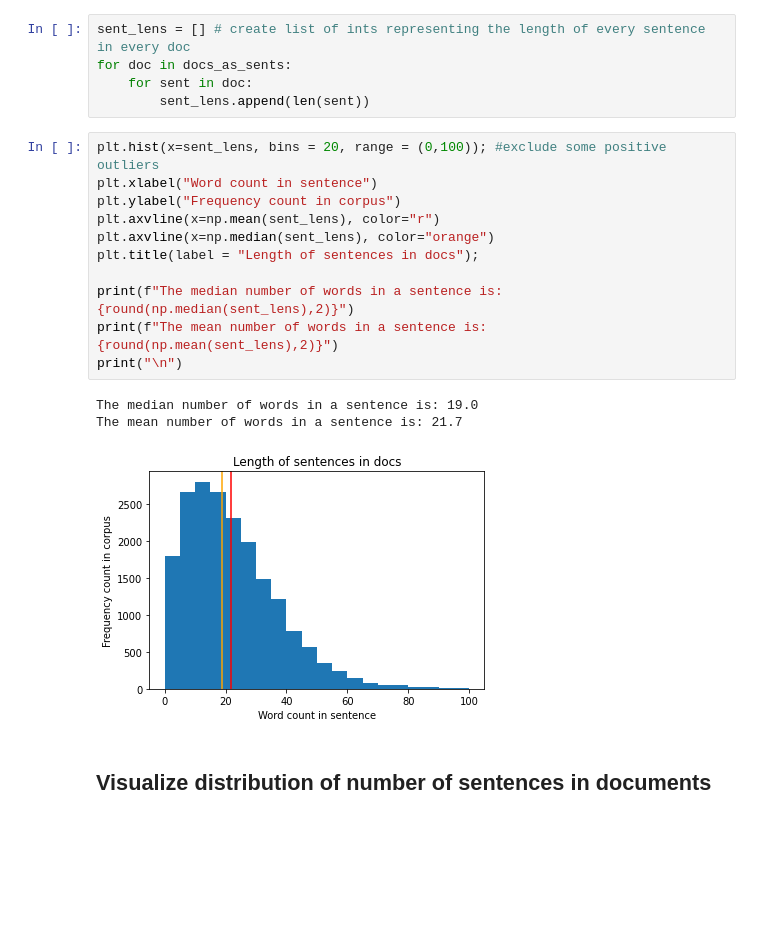
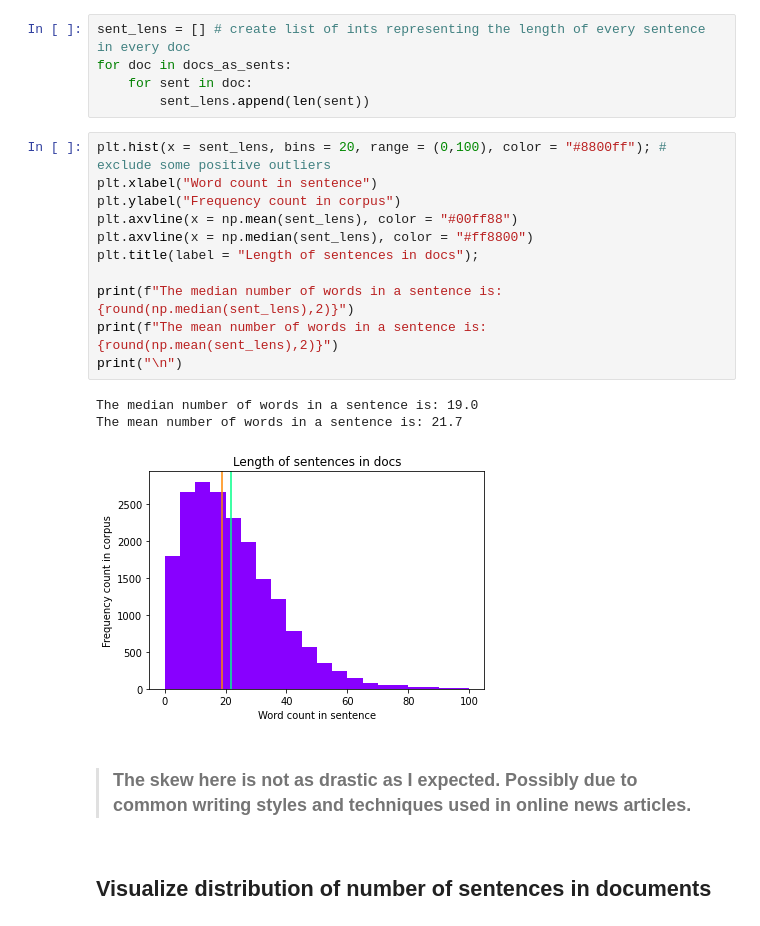
Before and after one commit to Bcromas/propaganda_bert, a Jupyter notebook: EDA.ipynb, the cells around one changed output. Saved outputs shown, nothing was run; the diff lists cells and outputs as text; blank space fills up the shorter version.

```diff
--- a/EDA.ipynb
+++ b/EDA.ipynb
@@ -75,20 +75,22 @@ for doc in docs_as_sents:
     for sent in doc:
         sent_lens.append(len(sent))
 # %%
-plt.hist(x=sent_lens, bins = 20, range = (0,100)); #exclude some positive outliers
+plt.hist(x = sent_lens, bins = 20, range = (0,100), color = "#8800ff"); # exclude some positive outliers
 plt.xlabel("Word count in sentence")
 plt.ylabel("Frequency count in corpus")
-plt.axvline(x=np.mean(sent_lens), color="r")
-plt.axvline(x=np.median(sent_lens), color="orange")
+plt.axvline(x = np.mean(sent_lens), color = "#00ff88")
+plt.axvline(x = np.median(sent_lens), color = "#ff8800")
 plt.title(label = "Length of sentences in docs");
 
 print(f"The median number of words in a sentence is: {round(np.median(sent_lens),2)}")
 print(f"The mean number of words in a sentence is: {round(np.mean(sent_lens),2)}")
 print("\n")
 # %% [output]
 The median number of words in a sentence is: 19.0
 The mean number of words in a sentence is: 21.7
-[figure, old version]
+[figure, new version]
+# %% [markdown]
+> ### The skew here is not as drastic as I expected. Possibly due to common writing styles and techniques used in online news articles.
 # %% [markdown]
 ## Visualize distribution of number of sentences in documents
 # %%
```
Also changed, not shown: parts of 55 cells of this notebook.
